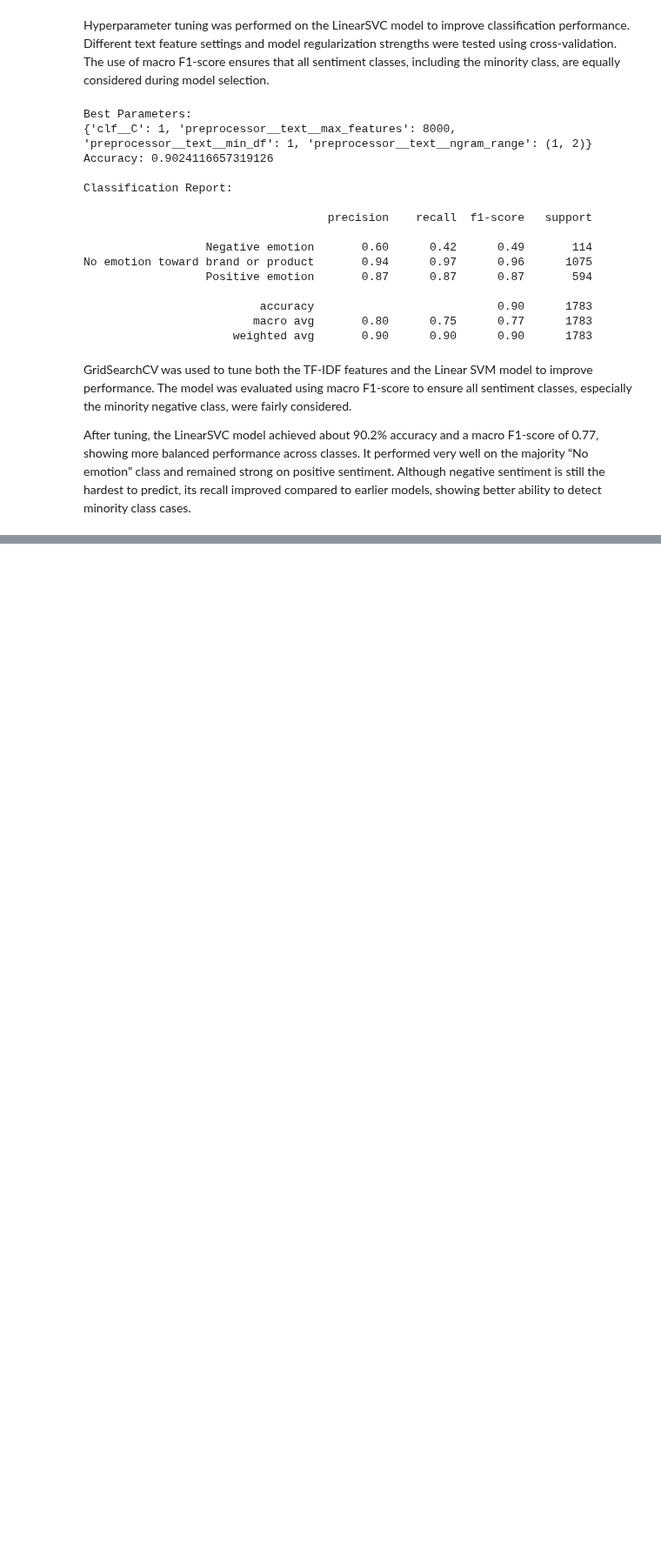
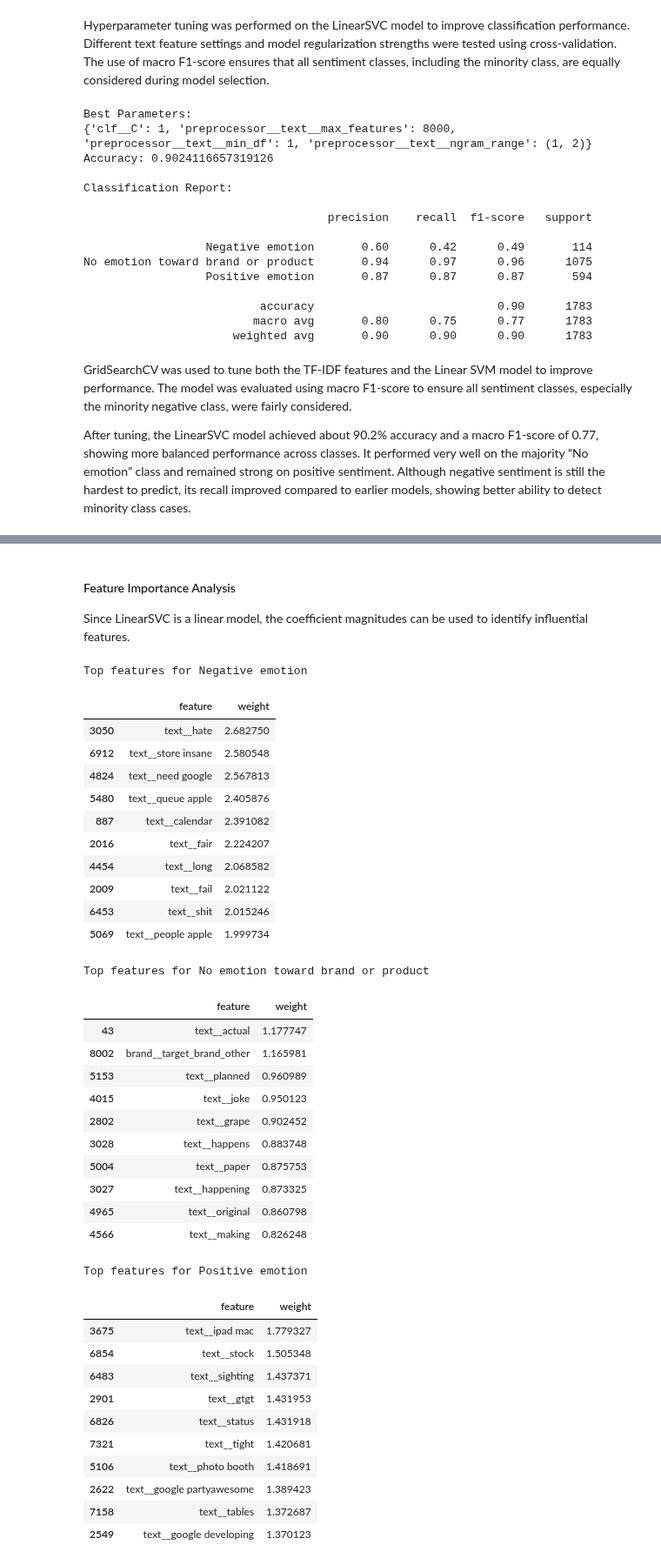
Before and after one commit to CharityNduati/Twitter-Product-Sentiment-Analysis, a Jupyter notebook: Twitter_Sentiment_Analysis.ipynb, the cells around one changed output, grey strips where cells are left out. Shown at 87% size. Drawn from its saved outputs; the diff is of its cells as text; code cells hidden in the pictures; blank space fills up the shorter version.

```diff
--- a/Twitter_Sentiment_Analysis.ipynb
+++ b/Twitter_Sentiment_Analysis.ipynb
@@ -900,0 +937,71 @@ After tuning, the LinearSVC model achieved about 90.2% accuracy and a macro F1-s
+# %% [markdown]
+#### Feature Importance Analysis
+
+Since LinearSVC is a linear model, the coefficient magnitudes can be used to identify influential features.
+# %%
+# Extract feature names from the preprocessing pipeline
+
+feature_names = best_model.named_steps[
+    'preprocessor'
+].get_feature_names_out()
+
+# Get coefficients for each class
+
+coefs = best_model.named_steps['clf'].coef_
+
+# Examine important features for each sentiment class
+
+for i, class_name in enumerate(
+    best_model.named_steps['clf'].classes_
+):
+
+    coef_df = pd.DataFrame({
+        'feature': feature_names,
+        'weight': coefs[i]
+    })
+
+    coef_df = coef_df.sort_values(
+        'weight',
+        ascending=False
+    )
+
+    print(f"\nTop features for {class_name}")
+
+    display(coef_df.head(10))
+# %% [output]
+Top features for Negative emotion
+|  | feature | weight |
+| 3050 | text__hate | 2.682750 |
+| 6912 | text__store insane | 2.580548 |
+| 4824 | text__need google | 2.567813 |
+| 5480 | text__queue apple | 2.405876 |
+| 887 | text__calendar | 2.391082 |
+| 2016 | text__fair | 2.224207 |
+| 4454 | text__long | 2.068582 |
+| 2009 | text__fail | 2.021122 |
+| 6453 | text__shit | 2.015246 |
+| 5069 | text__people apple | 1.999734 |
+Top features for No emotion toward brand or product
+|  | feature | weight |
+| 43 | text__actual | 1.177747 |
+| 8002 | brand__target_brand_other | 1.165981 |
+| 5153 | text__planned | 0.960989 |
+| 4015 | text__joke | 0.950123 |
+| 2802 | text__grape | 0.902452 |
+| 3028 | text__happens | 0.883748 |
+| 5004 | text__paper | 0.875753 |
+| 3027 | text__happening | 0.873325 |
+| 4965 | text__original | 0.860798 |
+| 4566 | text__making | 0.826248 |
+Top features for Positive emotion
+|  | feature | weight |
+| 3675 | text__ipad mac | 1.779327 |
+| 6854 | text__stock | 1.505348 |
+| 6483 | text__sighting | 1.437371 |
+| 2901 | text__gtgt | 1.431953 |
+| 6826 | text__status | 1.431918 |
+| 7321 | text__tight | 1.420681 |
+| 5106 | text__photo booth | 1.418691 |
+| 2622 | text__google partyawesome | 1.389423 |
+| 7158 | text__tables | 1.372687 |
+| 2549 | text__google developing | 1.370123 |
```
Also changed, not shown: parts of 24 cells of this notebook, 1 other file.
